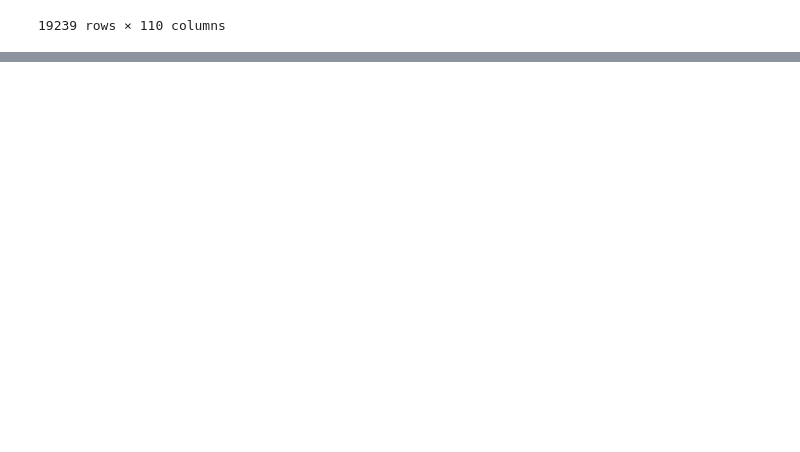
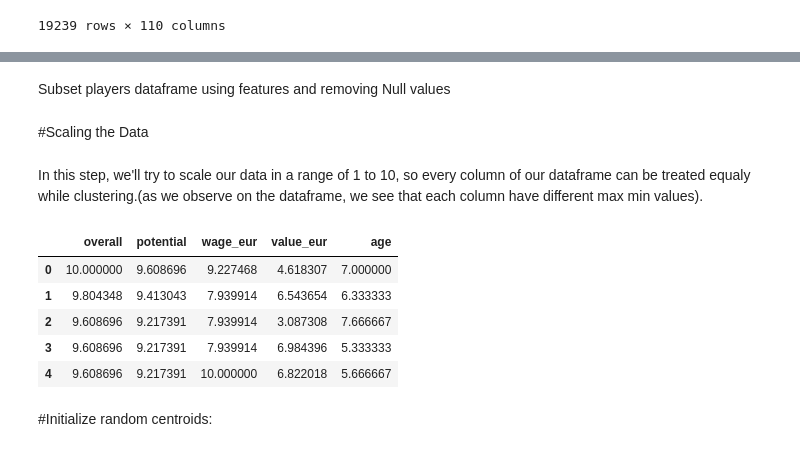
Before and after one commit to eddev00/Clustering-FIFA22-players, a Jupyter notebook: Clustering_FIFA22_players_Data.ipynb, the cells around one changed output, grey strips where cells are left out. Drawn from its saved outputs; the diff is of its cells as text; code cells hidden in the pictures; blank space fills up the shorter version.

Commit message:
Initialize random centroids

```diff
--- a/Clustering_FIFA22_players_Data.ipynb
+++ b/Clustering_FIFA22_players_Data.ipynb
@@ -17,3 +10,5 @@ players =pd.read_csv('/content/drive/MyDrive/Colab Notebooks/Dataset FIFA PLAYER
+# %%
+players = pd.read_csv('https://raw.githubusercontent.com/eddev00/Clustering-FIFA22-players/main/players_22.csv')
 # %%
 players
 # %% [output]
@@ -32,0 +30,24 @@ players
+# %%
+features = ['overall','potential','wage_eur','value_eur','age']
+# %% [markdown]
+Subset players dataframe using features and removing Null values
+# %%
+players = players.dropna(subset=features)
+# %%
+data = players[features].copy()
+# %% [markdown]
+#Scaling the Data
+# %% [markdown]
+In this step, we'll try to scale our data in a range of 1 to 10, so every column of our dataframe can be treated equaly while clustering.(as we observe on the dataframe, we see that each column have different max min values).
+# %%
+data = ((data - data.min()) / (data.max() - data.min())) * 9 +1
+data.head()
+# %% [output]
+|  | overall | potential | wage_eur | value_eur | age |
+| 0 | 10.000000 | 9.608696 | 9.227468 | 4.618307 | 7.000000 |
+| 1 | 9.804348 | 9.413043 | 7.939914 | 6.543654 | 6.333333 |
+| 2 | 9.608696 | 9.217391 | 7.939914 | 3.087308 | 7.666667 |
+| 3 | 9.608696 | 9.217391 | 7.939914 | 6.984396 | 5.333333 |
+| 4 | 9.608696 | 9.217391 | 10.000000 | 6.822018 | 5.666667 |
+# %% [markdown]
+#Initialize random centroids:
```
Also changed, not shown: parts of 8 cells of this notebook.
